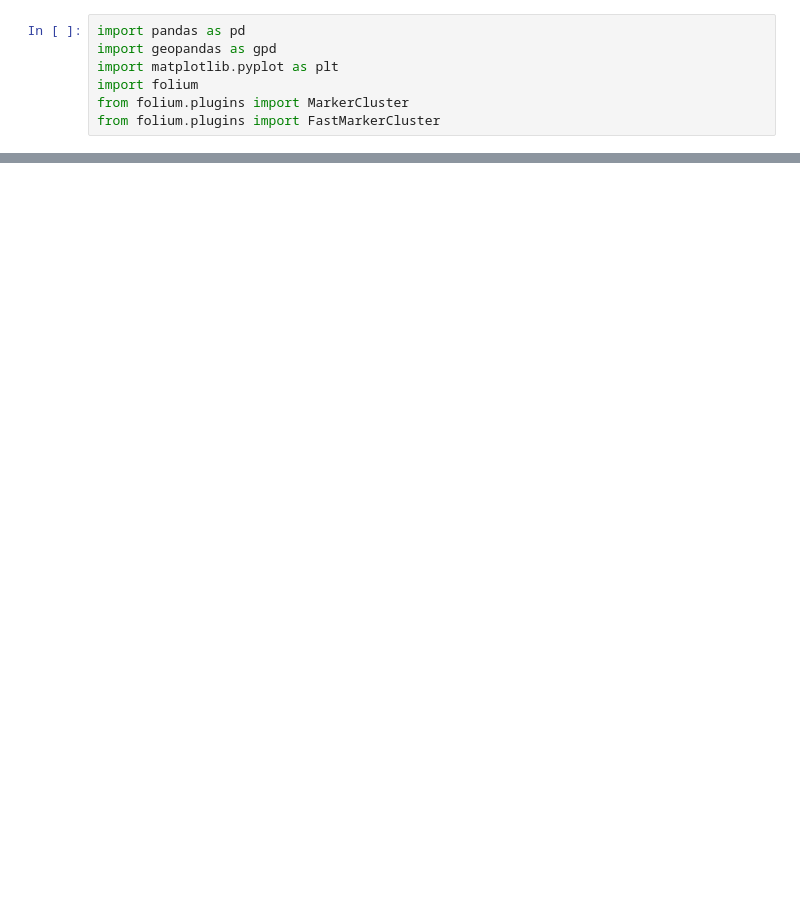
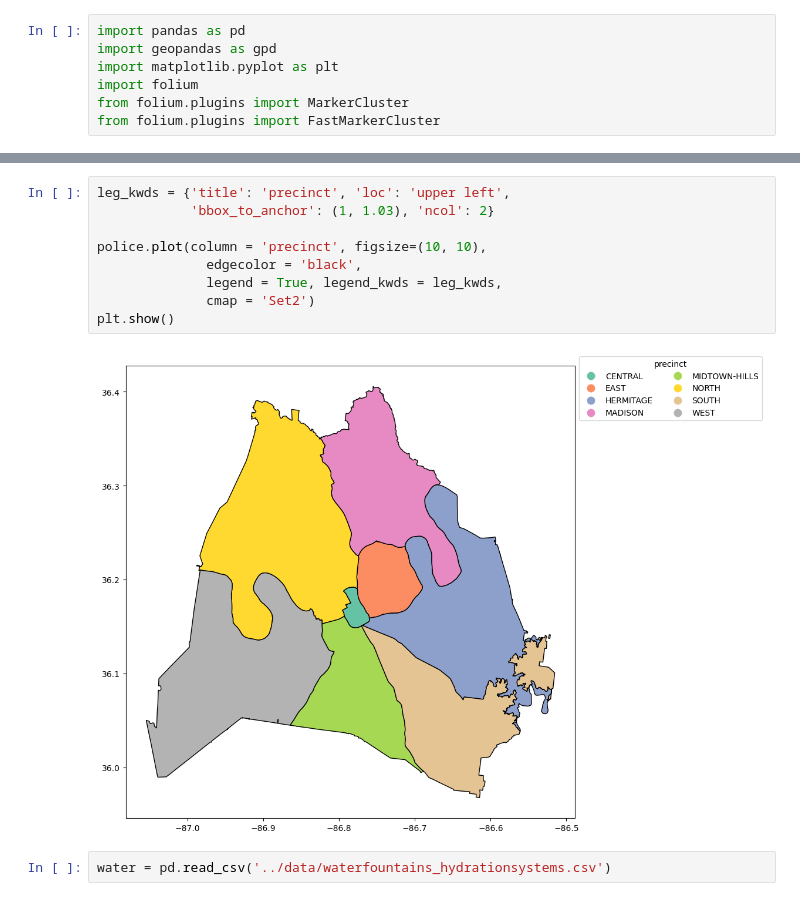
Before and after one commit to NSS-Data-Analytics-Cohort-10/geospatial-python-workshop-ekinnard23, a Jupyter notebook: notebooks/ekinnard_geospacial.ipynb, the cells around one changed output, grey strips where cells are left out. Saved outputs shown, nothing was run; the diff lists cells and outputs as text; blank space fills up the shorter version.

```diff
--- a/notebooks/ekinnard_geospacial.ipynb
+++ b/notebooks/ekinnard_geospacial.ipynb
@@ -81,0 +51,13 @@ police_df.loc[0, 'the_geom']
+# %%
+leg_kwds = {'title': 'precinct', 'loc': 'upper left',
+            'bbox_to_anchor': (1, 1.03), 'ncol': 2}
+
+police.plot(column = 'precinct', figsize=(10, 10),
+              edgecolor = 'black',
+              legend = True, legend_kwds = leg_kwds,
+              cmap = 'Set2')
+plt.show()
+# %% [output]
+[figure, added]
+# %%
+water = pd.read_csv('../data/waterfountains_hydrationsystems.csv')
```
Also changed, not shown: parts of 12 cells of this notebook, 2 other files.
